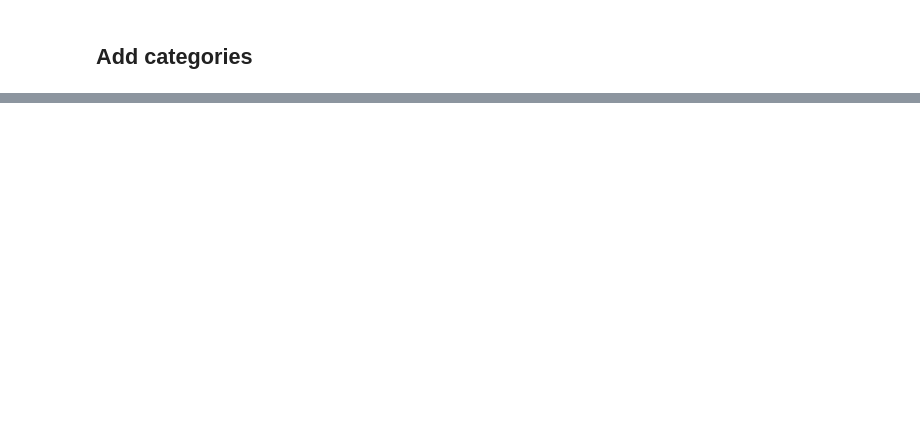
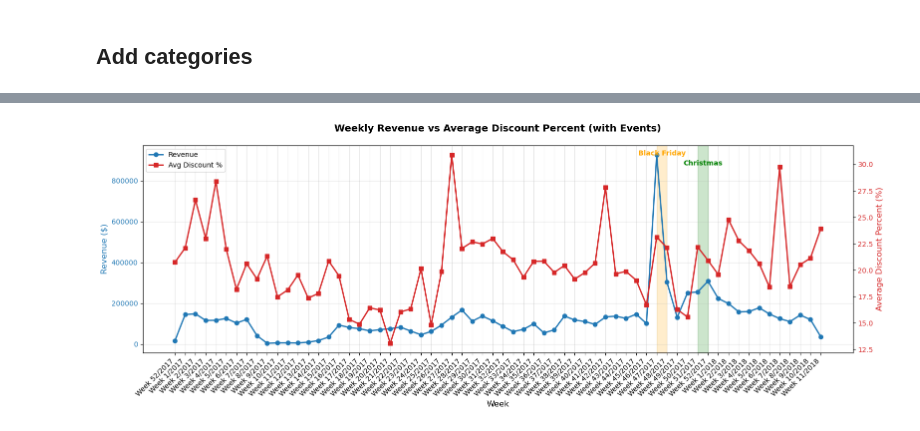
Before and after one commit to Cooljoe67/eniac_data_cleaning, a Jupyter notebook: dataanalysis_group_solution.ipynb, the cells around one changed output, grey strips where cells are left out. Drawn from its saved outputs; the diff is of its cells as text; code cells hidden in the pictures; blank space fills up the shorter version.

```diff
--- a/dataanalysis_group_solution.ipynb
+++ b/dataanalysis_group_solution.ipynb
@@ -393,0 +436,96 @@ Products by category and condition:
+# %%
+# Revenue and Discount Percent distribution over weeks
+# Extract week from date column
+orderlines_df['week'] = orderlines_df['date'].dt.to_period('W')
+
+# Group by week and calculate metrics
+weekly_stats = orderlines_df.groupby('week').agg(
+    revenue=('orderline_sum', 'sum'),
+    avg_discount_prc=('discount_prc', 'mean')
+).reset_index()
+
+# Format week labels as "Week X, Year"
+weekly_stats['week_label'] = weekly_stats['week'].apply(lambda x: f"Week {x.week}/{x.year}")
+
+# Find Black Friday and Christmas events in the data
+from datetime import datetime
+min_date = orderlines_df['date'].min()
+max_date = orderlines_df['date'].max()
+
+# Identify Black Friday dates (day after Thanksgiving - 4th Thursday of November)
+# For simplicity, Black Friday is typically Nov 24-30
+black_friday_dates = []
+christmas_dates = []
+
+for year in range(min_date.year, max_date.year + 1):
+    # Black Friday - 4th Friday of November (approximately Nov 24-30)
+    # Find the day after 4th Thursday of November
+    from dateutil.relativedelta import relativedelta
+    nov_first = pd.Timestamp(year=year, month=11, day=1)
+    # Find 4th Thursday
+    first_thursday = nov_first + pd.Timedelta(days=(3 - nov_first.weekday()))
+    black_friday = first_thursday + pd.Timedelta(days=28)  # 4th Thursday + 1 day
+
+    if min_date <= black_friday <= max_date:
+        black_friday_dates.append(black_friday)
+
+    # Christmas
+    christmas = pd.Timestamp(year=year, month=12, day=25)
+    if min_date <= christmas <= max_date:
+        christmas_dates.append(christmas)
+
+# Map dates to week indices
+def get_week_index(date, weekly_stats_df):
+    week_period = pd.Period(date, freq='W')
+    matching_indices = weekly_stats_df[weekly_stats_df['week'] == week_period].index
+    return matching_indices[0] if len(matching_indices) > 0 else None
+
+# Create figure with dual y-axes
+fig, ax1 = plt.subplots(figsize=(16, 6))
+
+# Plot revenue on primary y-axis
+color = 'tab:blue'
+ax1.set_xlabel('Week', fontsize=12)
+ax1.set_ylabel('Revenue ($)', color=color, fontsize=12)
+line1 = ax1.plot(range(len(weekly_stats)), weekly_stats['revenue'], color=color, marker='o', linewidth=2, label='Revenue')
+ax1.tick_params(axis='y', labelcolor=color)
+ax1.grid(True, alpha=0.3)
+
+# Create secondary y-axis for discount percent
+ax2 = ax1.twinx()
+color = 'tab:red'
+ax2.set_ylabel('Average Discount Percent (%)', color=color, fontsize=12)
+line2 = ax2.plot(range(len(weekly_stats)), weekly_stats['avg_discount_prc'], color=color, marker='s', linewidth=2, label='Avg Discount %')
+ax2.tick_params(axis='y', labelcolor=color)
+
+# Add event areas for Black Friday and Christmas (covering the week before)
+for bf_date in black_friday_dates:
+    idx = get_week_index(bf_date, weekly_stats)
+    if idx is not None:
+        ax1.axvspan(idx - 1, idx, alpha=0.2, color='orange')
+        ax1.text(idx - 0.5, ax1.get_ylim()[1] * 0.95, 'Black Friday', ha='center', color='orange', fontweight='bold', fontsize=10)
+
+for xmas_date in christmas_dates:
+    idx = get_week_index(xmas_date, weekly_stats)
+    if idx is not None:
+        ax1.axvspan(idx - 1, idx, alpha=0.2, color='green')
+        ax1.text(idx - 0.5, ax1.get_ylim()[1] * 0.90, 'Christmas', ha='center', color='green', fontweight='bold', fontsize=10)
+
+# Add title and legend
+plt.title('Weekly Revenue vs Average Discount Percent (with Events)', fontsize=14, fontweight='bold', pad=20)
+ax1.set_xticks(range(len(weekly_stats)))
+ax1.set_xticklabels(weekly_stats['week_label'], rotation=45, ha='right')
+
+# Combine legends from both axes
+lines = line1 + line2
+labels = [l.get_label() for l in lines]
+ax1.legend(lines, labels, loc='upper left', fontsize=10)
+
+plt.tight_layout()
+plt.show()
+
+# Print summary statistics
+print("Weekly Revenue and Discount Summary:")
+print(weekly_stats[['week_label', 'revenue', 'avg_discount_prc']].to_string(index=False))
+# %% [output]
+[figure, added]
```
Also changed, not shown: parts of 9 cells of this notebook.
